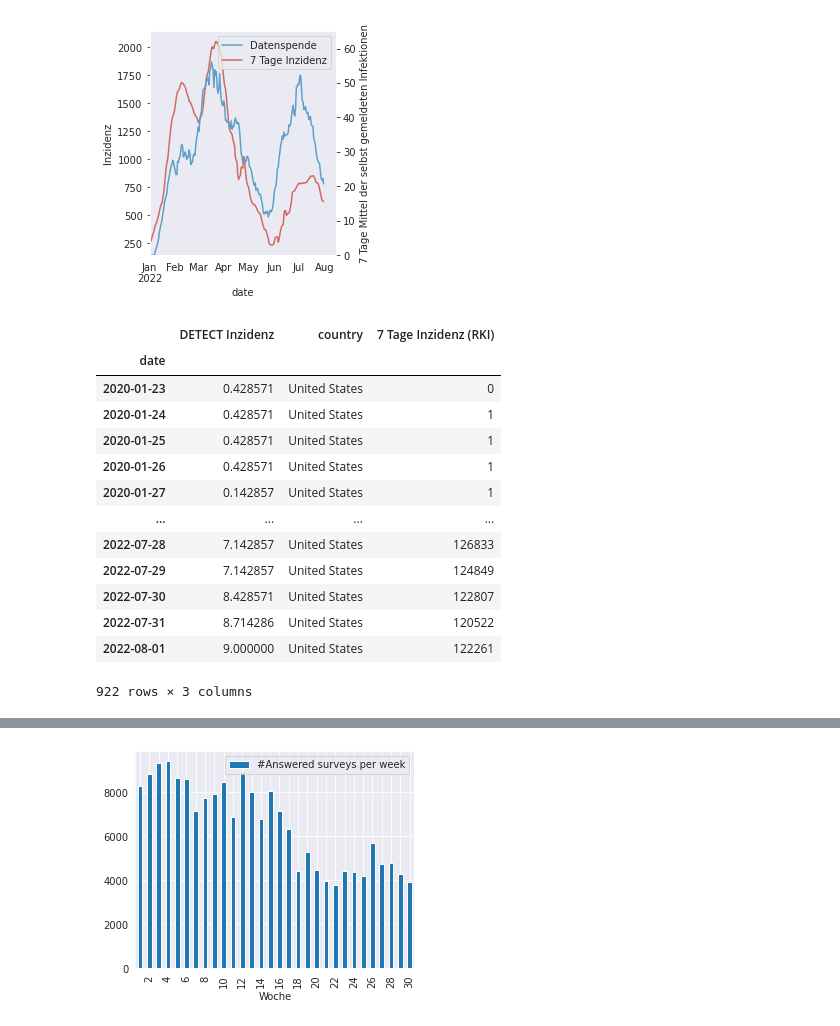
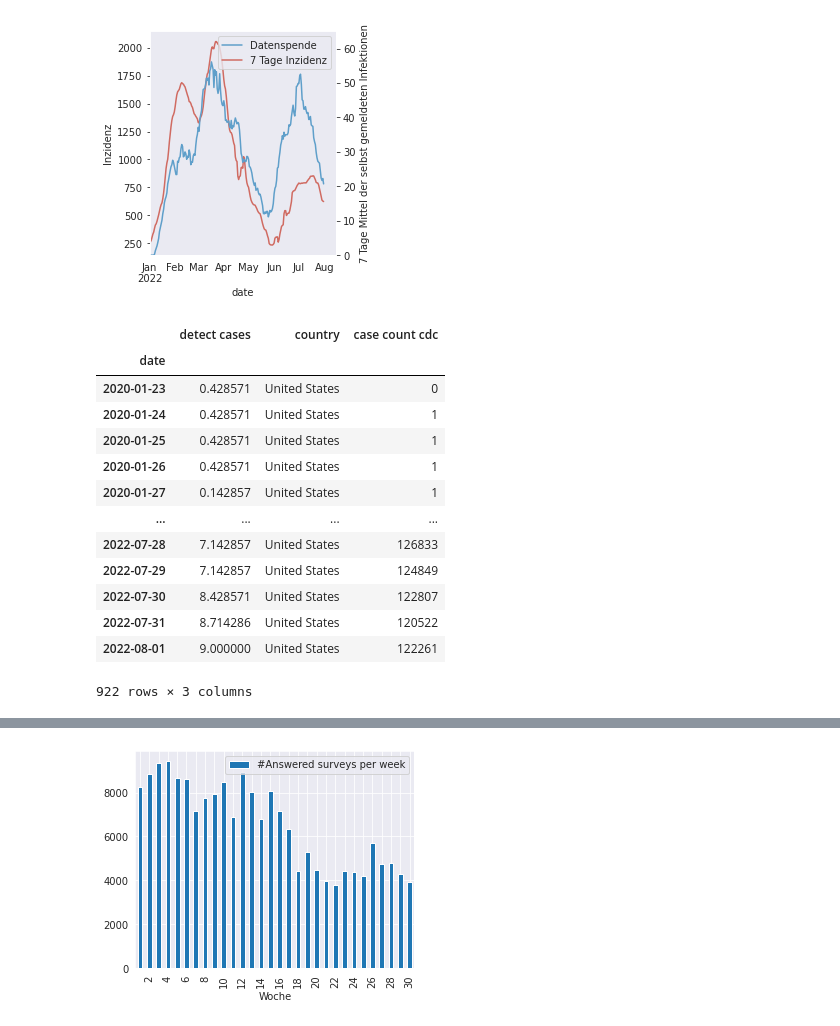
Before and after one commit to jakobkolb/ml-covid-nowcasting, a Jupyter notebook: model/reported_incidence.ipynb, the cells around one changed output, grey strips where cells are left out. Cells and saved outputs as stored; diff of their text form; code cells hidden in the pictures.

```diff
--- a/model/reported_incidence.ipynb
+++ b/model/reported_incidence.ipynb
@@ -1285,13 +1287,13 @@ fig.savefig('Inzidenz.png', dpi=300, transparent=True)
 # %%
 colors = ['#D06B62', '#5F9FCA']
 
 df = pd.read_csv('swabtestcount.csv')
-df.columns = pd.Index(['DETECT Inzidenz', 'country', 'date', '7 Tage Inzidenz (RKI)'])
+df.columns = pd.Index(['detect cases', 'country', 'date', 'case count cdc'])
 df['date'] = df['date'].apply(pd.to_datetime)
 df = df.set_index('date')
 df
 # %% [output]
-|  | DETECT Inzidenz | country | 7 Tage Inzidenz (RKI) |
+|  | detect cases | country | case count cdc |
 | date |  |  |  |
 | 2020-01-23 | 0.428571 | United States | 0 |
 | 2020-01-24 | 0.428571 | United States | 1 |
```
Also changed, not shown: parts of 21 cells of this notebook, 3 other files.
